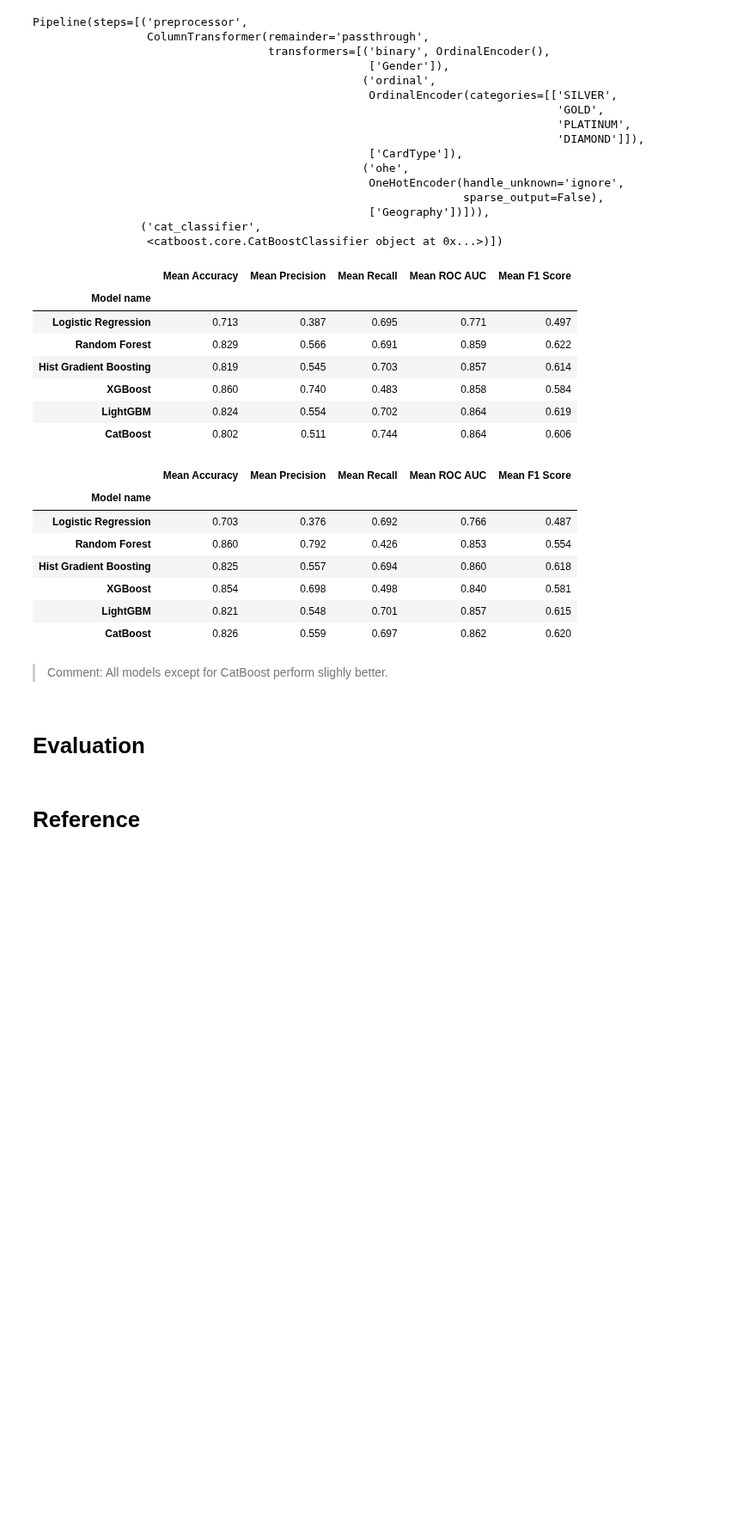
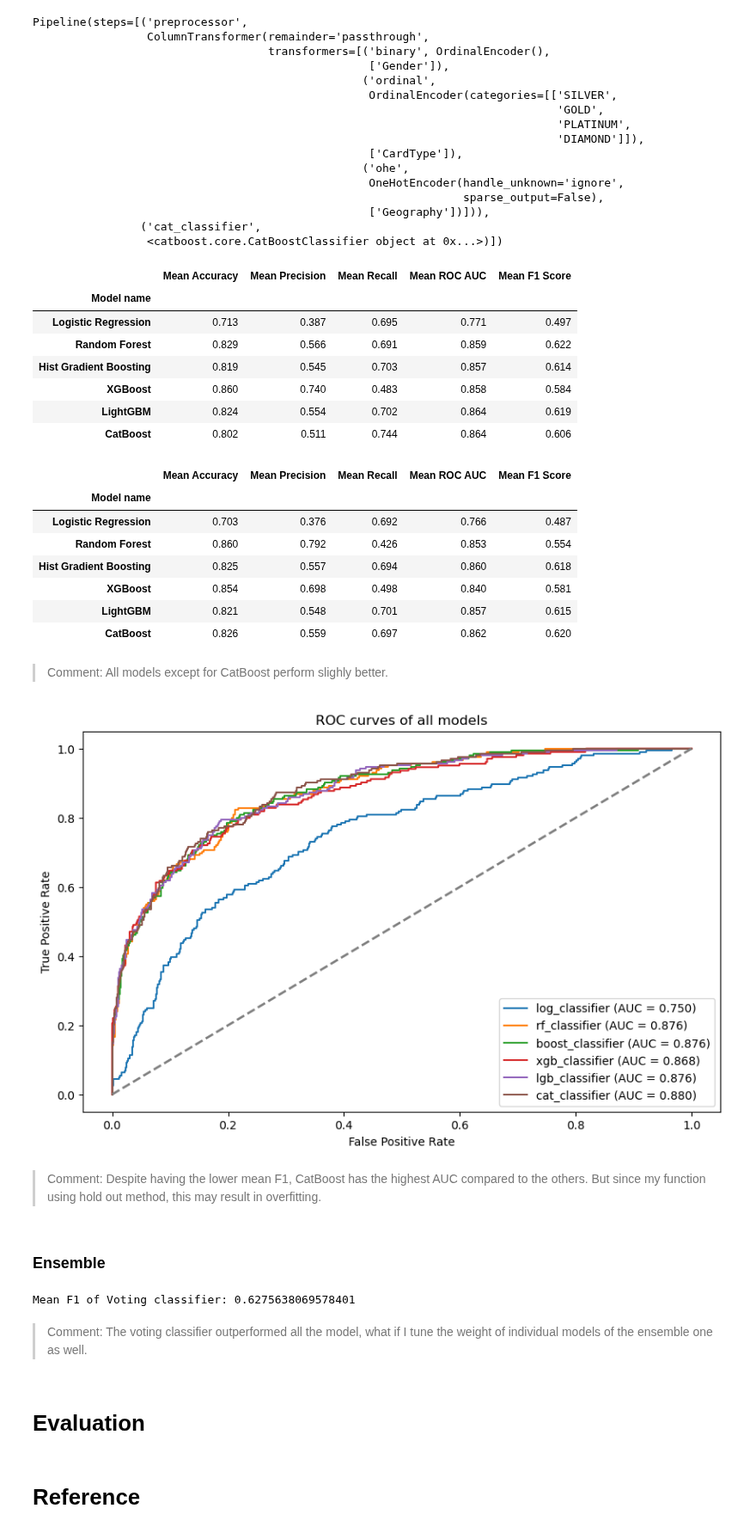
Before and after one commit to raydiwill/customers-churm-ml-app, a Jupyter notebook: notebook/new_model.ipynb, the cells around one changed output. Shown at 86% size. Cells and saved outputs as stored; diff of their text form; code cells hidden in the pictures; blank space fills up the shorter version.

Commit message:
Added voting ensemble

```diff
--- a/notebook/new_model.ipynb
+++ b/notebook/new_model.ipynb
@@ -188,7 +189,7 @@ def plot_roc_curves(pipelines: List[Pipeline], X_train, y_train, X_test, y_test)
         fpr, tpr, _ = roc_curve(y_test, y_pred_proba)
         roc_auc = auc(fpr, tpr)
 
-        plt.plot(fpr, tpr, label=f"{pipeline.steps[3][0]} (AUC = {roc_auc:.3f})")
+        plt.plot(fpr, tpr, label=f"{pipeline.steps[1][0]} (AUC = {roc_auc:.3f})")
 
     plt.plot(
         [0, 1], [0, 1], linestyle="--", color="gray", linewidth=2
@@ -1332,3 +1333,14 @@ org_feats_df
 | CatBoost | 0.826 | 0.559 | 0.697 | 0.862 | 0.620 |
 # %% [markdown]
 > Comment: All models except for CatBoost perform slighly better.
+# %%
+plot_roc_curves(
+    [log_reg_pipe, rf_pipe, gdb_pipe, xgb_pipe, lgb_pipe, cat_pipe],
+    X_train, y_train, X_test, y_test
+)
+# %% [output]
+[figure, added]
+# %% [markdown]
+> Comment: Despite having the lower mean F1, CatBoost has the highest AUC compared to the others. But since my function using hold out method, this may result in overfitting.
+# %% [markdown]
+### Ensemble
@@ -1335,3 +1368,9 @@ org_feats_df
+# %%
+print(f'Mean F1 of Voting classifier: {np.mean(voting_cv["test_f1"])}')
+# %% [output]
+Mean F1 of Voting classifier: 0.6275638069578401
+# %% [markdown]
+> Comment: The voting classifier outperformed all the model, what if I tune the weight of individual models of the ensemble one as well.
 # %% [markdown]
 # Evaluation
 # %%
```
Also changed, not shown: parts of 2 cells of this notebook.
